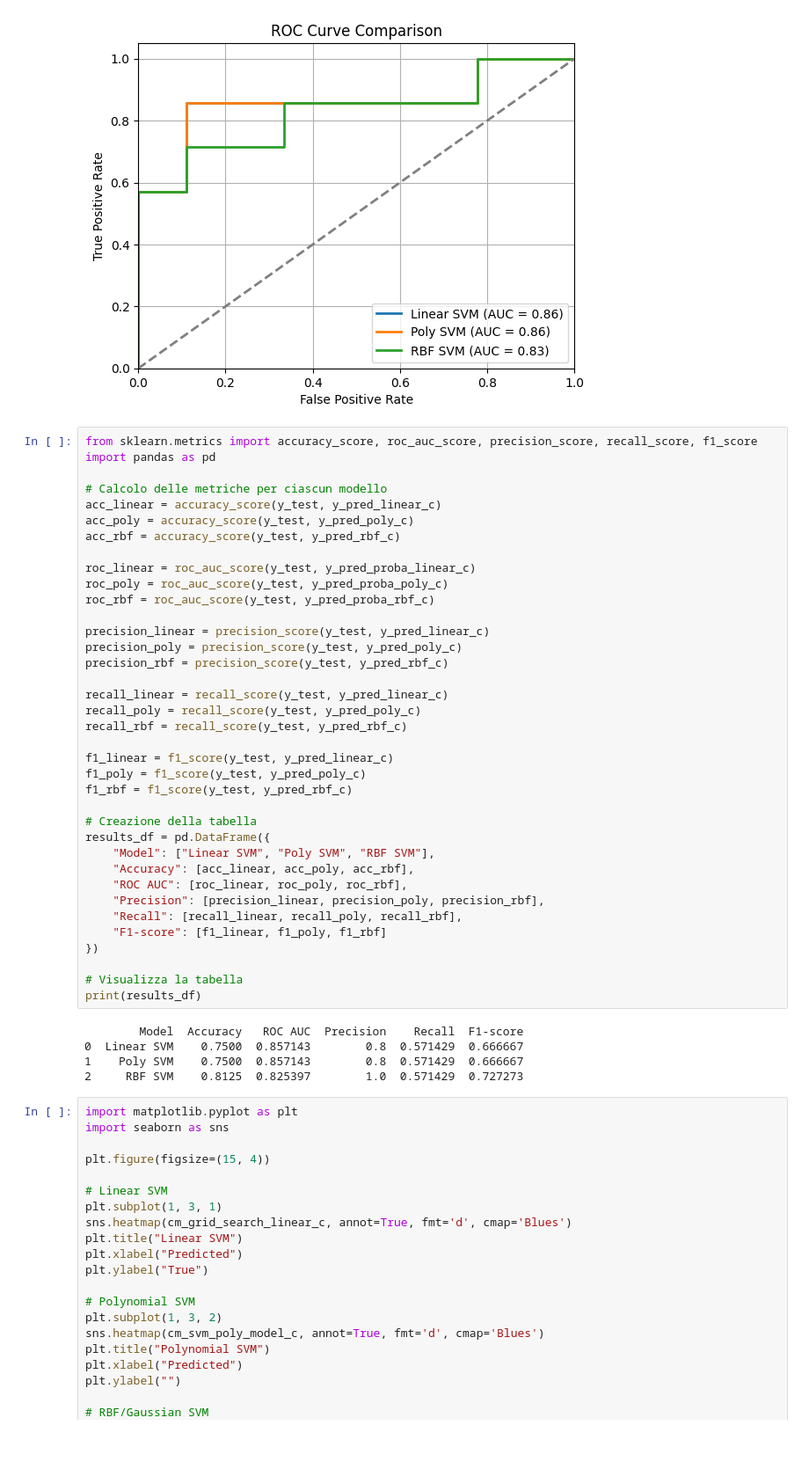
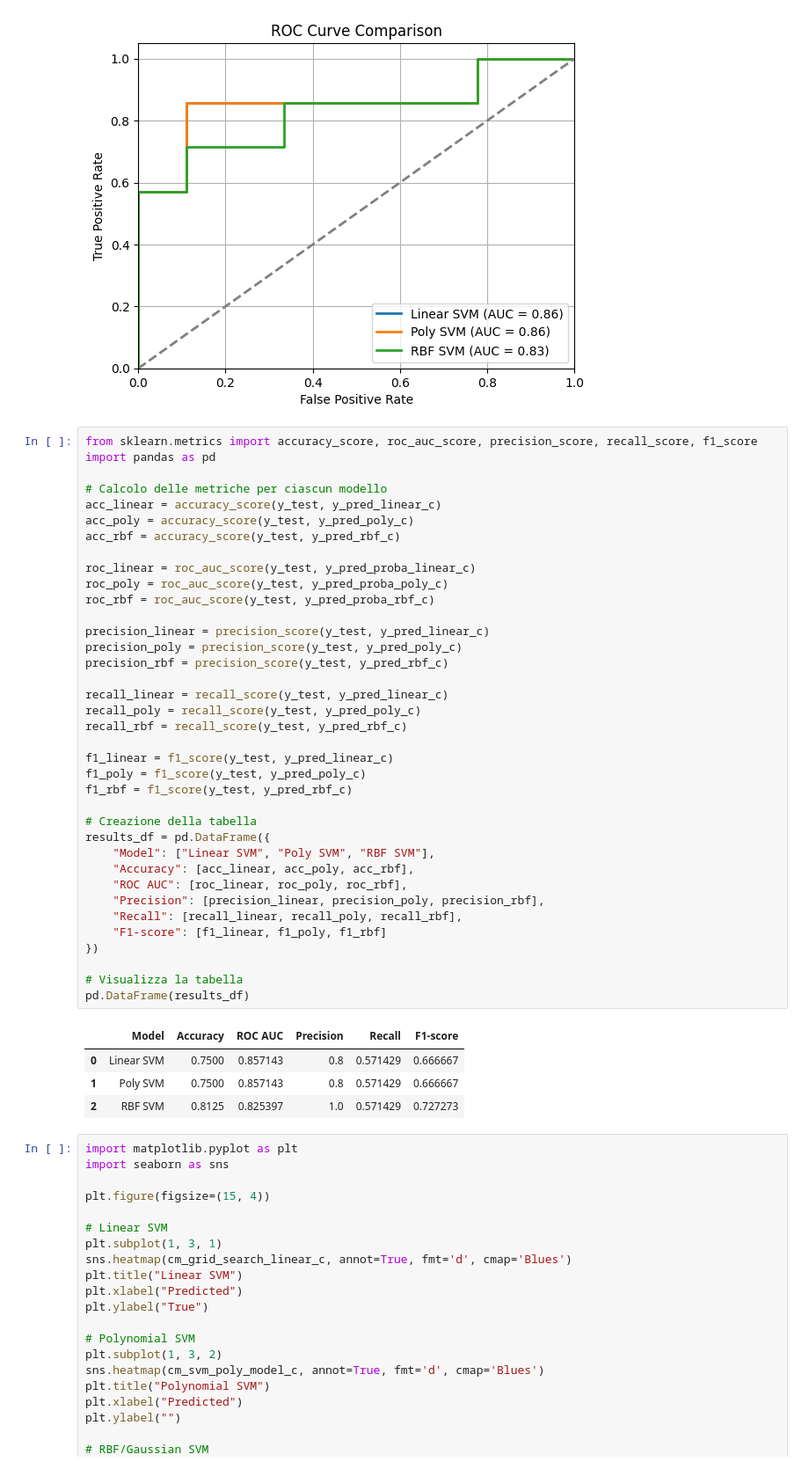
Before and after one commit to CrispyCocaBoy/statistical_methods_homework_3, a Jupyter notebook: homework_3.ipynb, the cells around one changed output. Shown at 88% size. Drawn from its saved outputs; the diff is of its cells as text; blank space fills up the shorter version.

```diff
--- a/homework_3.ipynb
+++ b/homework_3.ipynb
@@ -631,38 +626,38 @@ acc_poly = accuracy_score(y_test, y_pred_poly_c)
 acc_rbf = accuracy_score(y_test, y_pred_rbf_c)
 
 roc_linear = roc_auc_score(y_test, y_pred_proba_linear_c)
 roc_poly = roc_auc_score(y_test, y_pred_proba_poly_c)
 roc_rbf = roc_auc_score(y_test, y_pred_proba_rbf_c)
 
 precision_linear = precision_score(y_test, y_pred_linear_c)
 precision_poly = precision_score(y_test, y_pred_poly_c)
 precision_rbf = precision_score(y_test, y_pred_rbf_c)
 
 recall_linear = recall_score(y_test, y_pred_linear_c)
 recall_poly = recall_score(y_test, y_pred_poly_c)
 recall_rbf = recall_score(y_test, y_pred_rbf_c)
 
 f1_linear = f1_score(y_test, y_pred_linear_c)
 f1_poly = f1_score(y_test, y_pred_poly_c)
 f1_rbf = f1_score(y_test, y_pred_rbf_c)
 
 # Creazione della tabella
 results_df = pd.DataFrame({
     "Model": ["Linear SVM", "Poly SVM", "RBF SVM"],
     "Accuracy": [acc_linear, acc_poly, acc_rbf],
     "ROC AUC": [roc_linear, roc_poly, roc_rbf],
     "Precision": [precision_linear, precision_poly, precision_rbf],
     "Recall": [recall_linear, recall_poly, recall_rbf],
     "F1-score": [f1_linear, f1_poly, f1_rbf]
 })
 
 # Visualizza la tabella
-print(results_df)
+pd.DataFrame(results_df)
 # %% [output]
-        Model  Accuracy   ROC AUC  Precision    Recall  F1-score
-0  Linear SVM    0.7500  0.857143        0.8  0.571429  0.666667
-1    Poly SVM    0.7500  0.857143        0.8  0.571429  0.666667
-2     RBF SVM    0.8125  0.825397        1.0  0.571429  0.727273
+|  | Model | Accuracy | ROC AUC | Precision | Recall | F1-score |
+| 0 | Linear SVM | 0.7500 | 0.857143 | 0.8 | 0.571429 | 0.666667 |
+| 1 | Poly SVM | 0.7500 | 0.857143 | 0.8 | 0.571429 | 0.666667 |
+| 2 | RBF SVM | 0.8125 | 0.825397 | 1.0 | 0.571429 | 0.727273 |
 # %%
 import matplotlib.pyplot as plt
 import seaborn as sns
```
Also changed, not shown: parts of 2 cells of this notebook, 6 other files.
